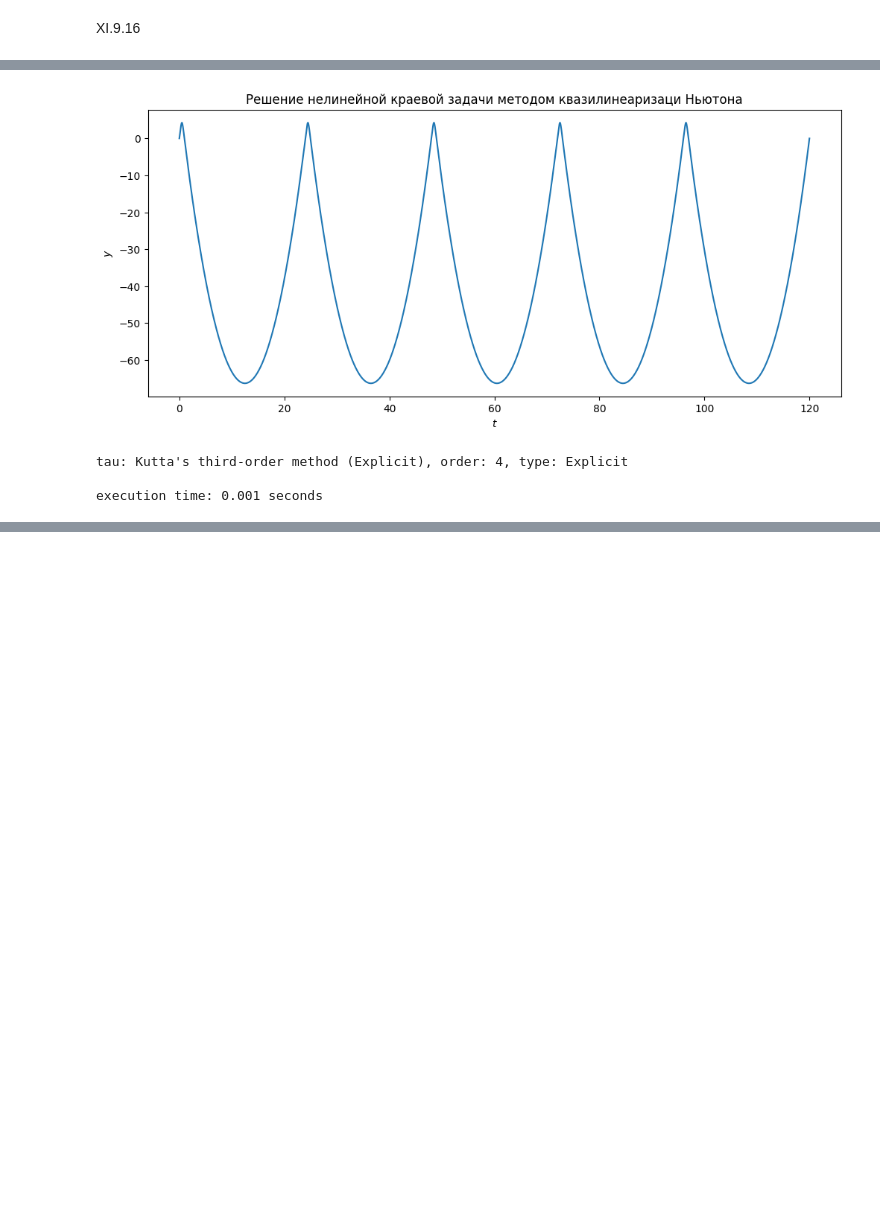
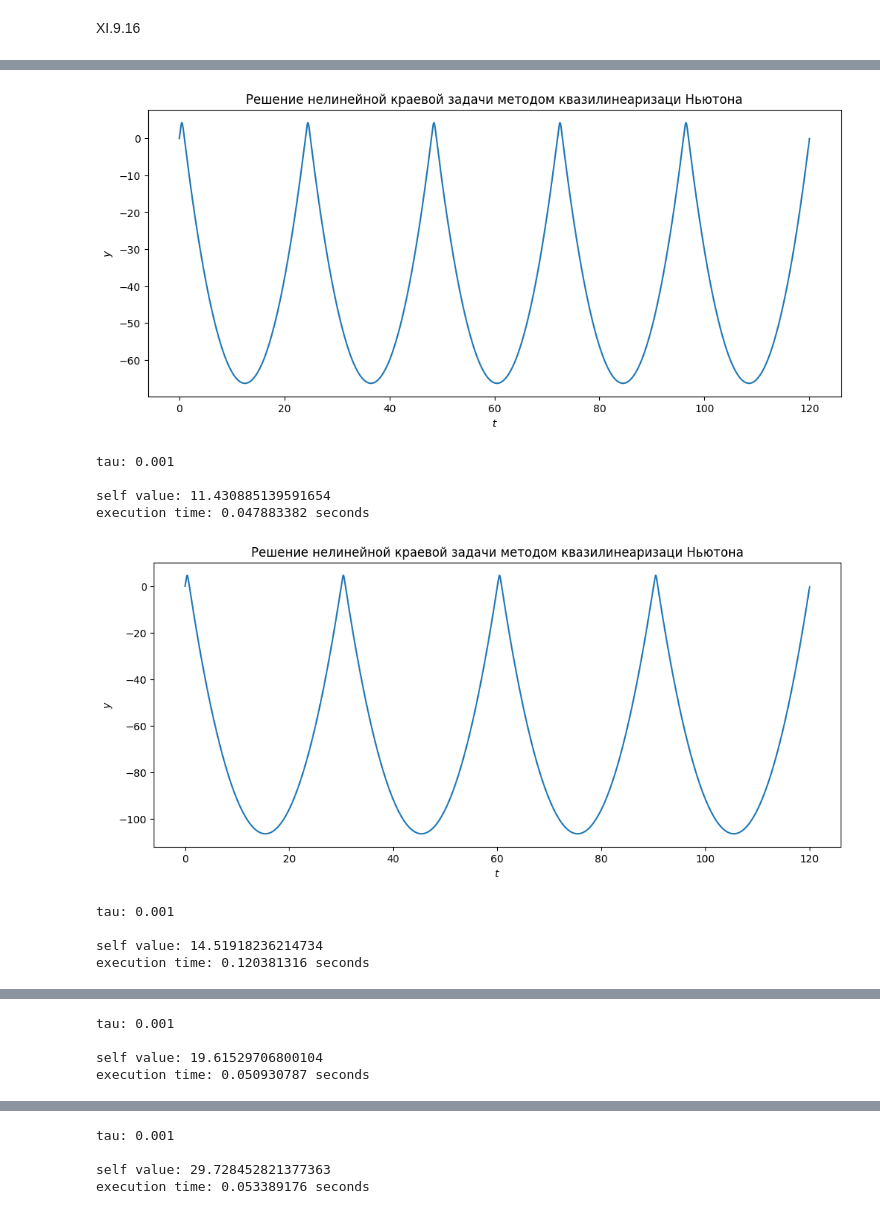
Before and after one commit to vlad-cool/MiptCompMath, a Jupyter notebook: task7_2.ipynb, the cells around one changed output, grey strips where cells are left out. Cells and saved outputs as stored; diff of their text form; code cells hidden in the pictures; blank space fills up the shorter version.

```diff
--- a/task7_2.ipynb
+++ b/task7_2.ipynb
@@ -6,28 +14,56 @@ import matplotlib.pyplot as plt
 # %%
-with open(f"comp_math_rs/test.csv", "r") as f:
-    f.readline()
-    tau = f.readline()
-    duration = f.readline()
-    f.readline()
-    t = []
-    x = []
-    for line in f:
-        t_i = float(line.split(",")[0])
-        x_i = list(map(float, line.split(",")))[1]
-        t.append(t_i)
-        x.append(x_i)
+directory = "task7_2_data"
 
-    plt.figure(figsize=(12, 5))
-    plt.plot(t, x)
-    plt.xlabel("$t$")
-    plt.ylabel("$y$")
-    plt.title("Решение нелинейной краевой задачи методом квазилинеаризаци Ньютона")
-    plt.show()
+files = os.listdir(directory)
+files = sorted(files, key=lambda s: int(s.split('.')[0]))
 
-    print(f"tau: {tau}")
-    print(f"execution time: {duration.strip()} seconds")
+self_values = []
+
+for file in files:
+    # print(file)
+    if not file.endswith(".csv"):
+        continue
+    with open(f"{directory}/{file}", "r") as f:
+        f.readline()
+        tau = f.readline()
+        self_value = float(f.readline())
+        duplicate = False
+        if self_value < 10:
+            continue
+        for val in self_values:
+            if abs(val - self_value) < 1e-1:
+                duplicate = True
+        if duplicate:
+            continue
+        self_values.append(self_value)
+        duration = f.readline()
+        f.readline()
+        t = []
+        x = []
+        for line in f:
+            t_i = float(line.split(",")[0])
+            x_i = list(map(float, line.split(",")))[1]
+            t.append(t_i)
+            x.append(x_i)
+
+        plt.figure(figsize=(12, 5))
+        plt.plot(t, x)
+        plt.xlabel("$t$")
+        plt.ylabel("$y$")
+        plt.title("Решение нелинейной краевой задачи методом квазилинеаризаци Ньютона")
+        plt.show()
+
+        print(f"tau: {tau}")
+        print(f"self value: {self_value}")
+        print(f"execution time: {duration.strip()} seconds")
 # %% [output]
 [figure]
-tau: Kutta's third-order method (Explicit), order: 4, type: Explicit
+tau: 0.001
 
-execution time: 0.001 seconds
+self value: 11.430885139591654
+execution time: 0.047883382 seconds
+[figure, added]
+tau: 0.001
+
+self value: 14.51918236214734
+execution time: 0.120381316 seconds
@@ -33,0 +71,4 @@ execution time: 0.001 seconds
+tau: 0.001
+
+self value: 19.61529706800104
+execution time: 0.050930787 seconds
@@ -33,0 +76,4 @@ execution time: 0.001 seconds
+tau: 0.001
+
+self value: 29.728452821377363
+execution time: 0.053389176 seconds
```
Also changed, not shown: parts of 3 cells of this notebook, 18 other files.
